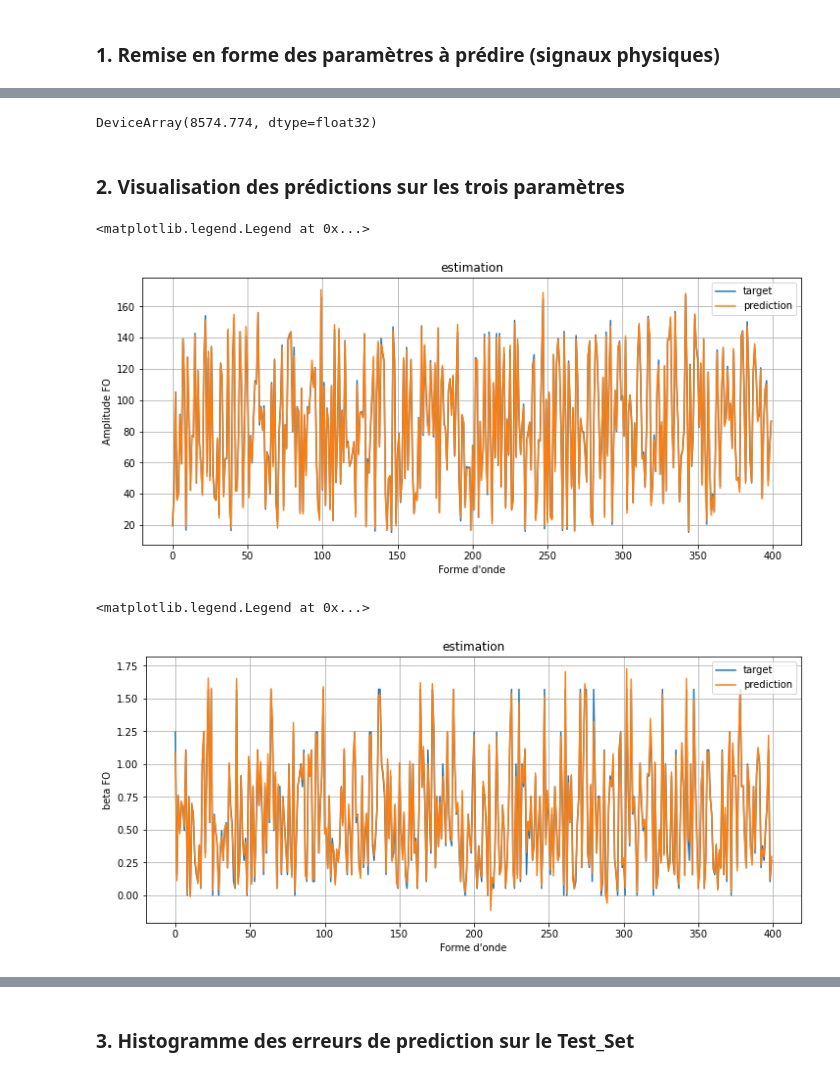
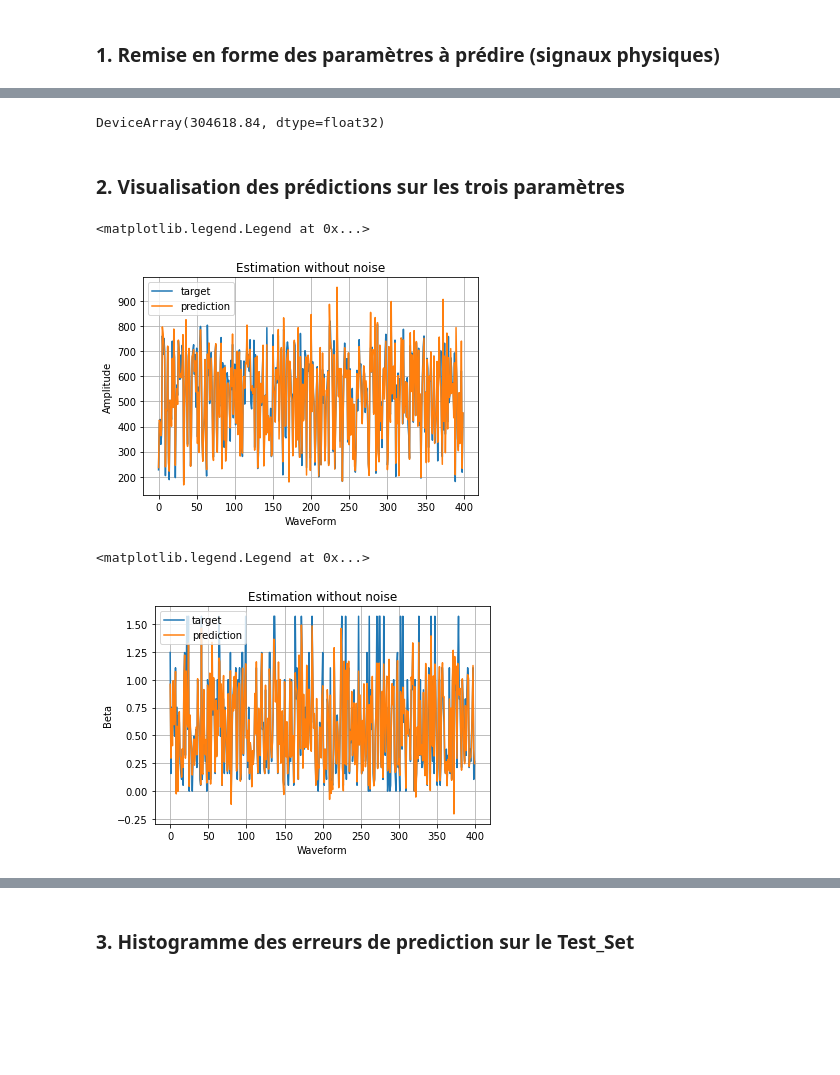
Before and after one commit to yao-clou/Deep_Learning, a Jupyter notebook: MLP_channel_XYZ_Band_I.ipynb, the cells around one changed output, grey strips where cells are left out. Saved outputs shown, nothing was run; the diff lists cells and outputs as text; code cells hidden in the pictures; blank space fills up the shorter version.

```diff
--- a/MLP_channel_XYZ_Band_I.ipynb
+++ b/MLP_channel_XYZ_Band_I.ipynb
@@ -511 +679,5 @@ ff=pickle.load(f)
+# %%
+import pickle
+f=open("paramètres_with_batch","rb")
+ff_with_batch=pickle.load(f)
 # %%
@@ -585,7 +762,7 @@ def real_parameter_prediction(param_test,in_array):
     lam_pred=prediction[:,2]*param_test[4][1] + param_test[4][0]
     return np.asarray([(i,j,k)for i,j,k in zip(Amp_pred,Bet_pred,lam_pred)])
 # %%
-predT=real_parameter_prediction(ff,X_Te)
+predT=real_parameter_prediction(ff_with_batch,X_Te)
 # %%
 predT
 # %% [output]
@@ -599,8 +776,8 @@ array([[ 19.4258    ,   1.083738  ,   0.85018456],
 # %%
 def Y_test_transform(param_test,Y):
-    h_real=np.dot(Y[:,0],param_test[2][1]) + param_test[2][0]
-    b_real=np.dot(Y[:,1],param_test[3][1]) + param_test[3][0]
-    l_real=np.dot(Y[:,2],param_test[4][1]) + param_test[4][0]
+    h_real=Y[:,0]*param_test[2][1] + param_test[2][0]
+    b_real=Y[:,1]*param_test[3][1] + param_test[3][0]
+    l_real=Y[:,2]*param_test[4][1] + param_test[4][0]
     return np.asarray([(i,j,k)for i,j,k in zip(h_real,b_real,l_real)])
 # %%
-Y_TT=Y_test_transform(ff,Y_test)
+Y_TT=Y_test_transform(ff_with_batch,Y_test)
@@ -607,31 +804,31 @@ Y_TT=Y_test_transform(ff,Y_test)
 # %%
-mse_loss(ff[0], X_Te, Y_TT)
+mse_loss(ff_with_batch[0], X_Te, Y_TT)
 # %% [output]
-DeviceArray(8574.774, dtype=float32)
+DeviceArray(304618.84, dtype=float32)
 # %% [markdown]
 ###  2. Visualisation des prédictions sur les trois paramètres
 # %%
-plt.figure(figsize=(12,5))
+#plt.figure(figsize=(12,5))
 plt.plot(Y_TT[:,0],label='target')
 plt.plot(predT[:,0],label='prediction')
-plt.ylabel('Amplitude FO')
-plt.xlabel("Forme d'onde")
-plt.title('estimation')
+plt.ylabel('Amplitude')
+plt.xlabel("WaveForm")
+plt.title('Estimation without noise')
 plt.grid()
 plt.legend()
 # %% [output]
 <matplotlib.legend.Legend at 0x...>
-[figure, old version]
+[figure, new version]
 # %%
-plt.figure(figsize=(12,5))
+#plt.figure(figsize=(12,5))
 plt.plot(Y_TT[:,1],label='target')
 plt.plot(predT[:,1],label='prediction')
-plt.ylabel('beta FO')
-plt.xlabel("Forme d'onde")
-plt.title('estimation')
+plt.ylabel('Beta')
+plt.xlabel("Waveform")
+plt.title('Estimation without noise')
 plt.grid()
 plt.legend()
 # %% [output]
 <matplotlib.legend.Legend at 0x...>
-[figure, old version]
+[figure, new version]
 # %%
```
Also changed, not shown: parts of 98 cells of this notebook.
